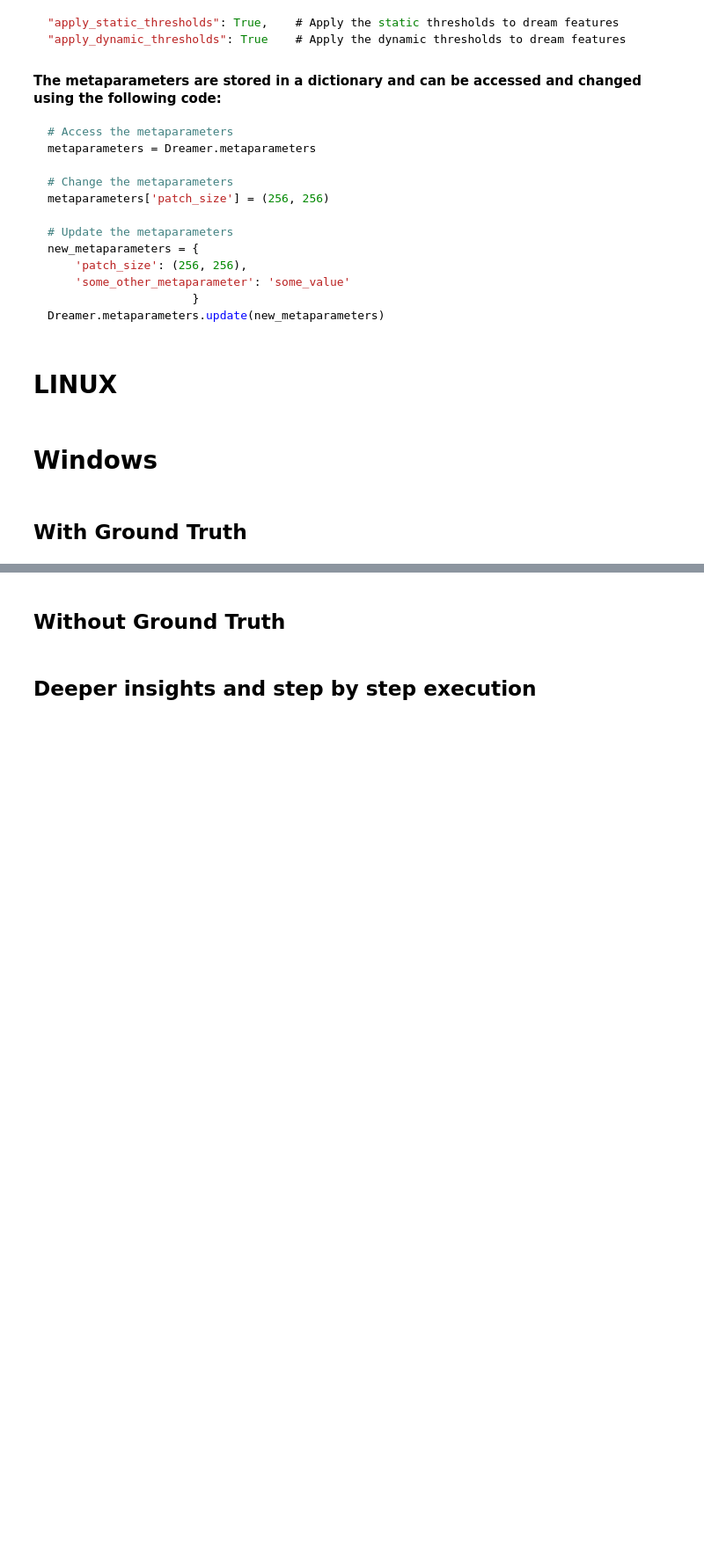
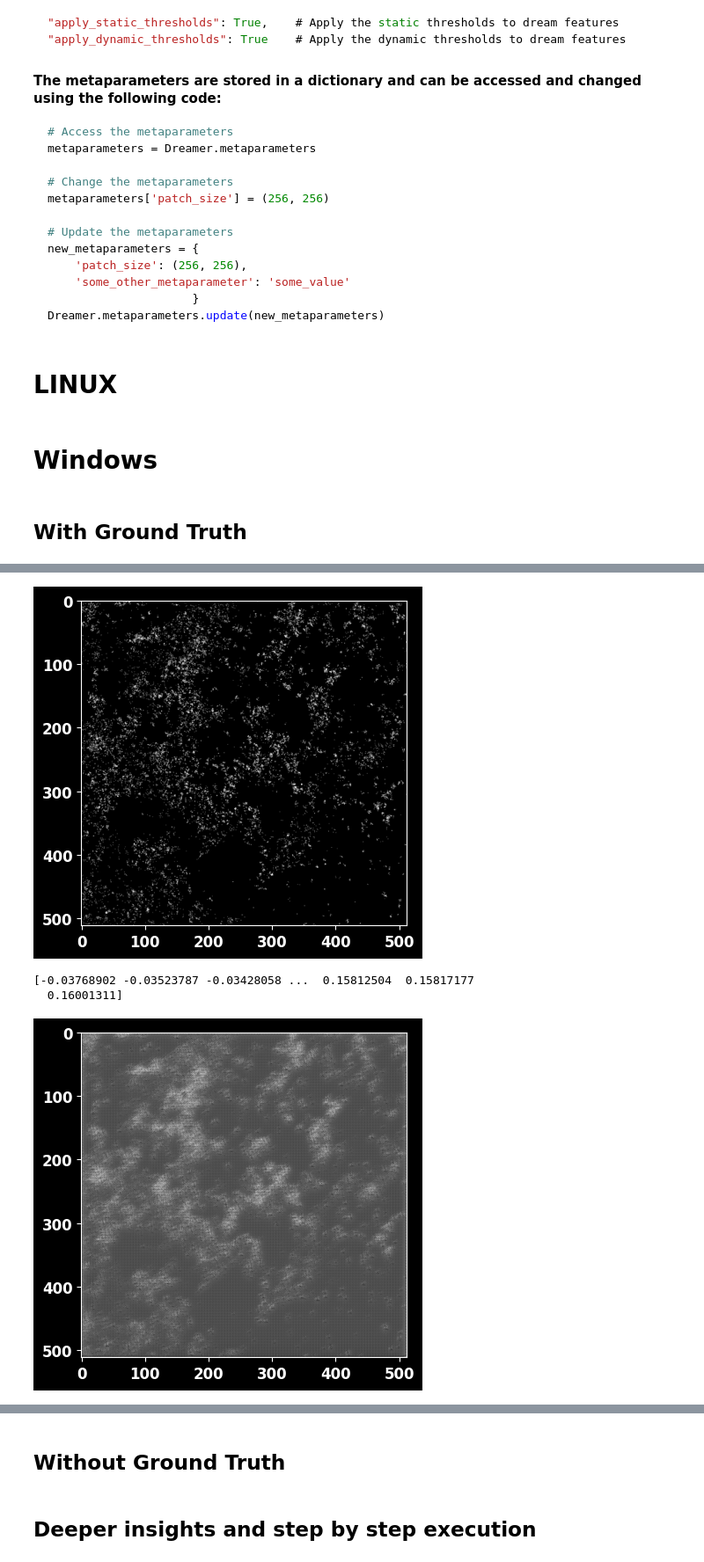
Before and after one commit to Zatyrus/NanTex, a Jupyter notebook: oneiros_sandbox.ipynb, the cells around one changed output, grey strips where cells are left out. Shown at 88% size. Saved outputs shown, nothing was run; the diff lists cells and outputs as text; code cells hidden in the pictures; blank space fills up the shorter version.

```diff
--- a/oneiros_sandbox.ipynb
+++ b/oneiros_sandbox.ipynb
@@ -139,3 +203,5 @@ Dreamer.load_new_data_windows()
 # %%
 # change patchsize
 Dreamer.metadata["patch_size"] = (256, 256)
+Dreamer.metadata['normalize'] = False
+Dreamer.metadata['standardize'] = True
@@ -141,0 +228,4 @@ Dreamer.metadata["patch_size"] = (256, 256)
+# %%
+Dreamer.VERBOSE = True
+Dreamer.DEBUG = True
+Dreamer.FREEMEMORY = False
@@ -150,20 +302,20 @@ pprint(Dreamer.metadata)
 ## Play with the static thresholds to delete background noise
 Dreamer.metadata["feature_static_thresholds"].update(
     {
-        "feature_0": 0.1,
-        "feature_1": 0.1,
-        "feature_2": 0.1,
+        "feature_0": 0.0,
+        "feature_1": 0.0,
+        "feature_2": 0.0,
     }
 )
-# Play with the dynamic thresholds to delete structural noise
+# Play with the dynamic thresholds to  delete structural noise
 Dreamer.metadata["dynamic_thresholds"].update(
-    {"auto_calculate": False, "upper": 3, "lower": -2, "std_factor": 2}
+    {"auto_calculate": True, "upper": 3, "lower": -2, "std_factor": 3}
 )
 
 
 # Play with the dreamer parameters
-Dreamer.metadata["apply_dynamic_thresholds"] = True
-Dreamer.metadata["apply_static_thresholds"] = True
+Dreamer.metadata["apply_dynamic_thresholds"] = False
+Dreamer.metadata["apply_static_thresholds"] = False
 
 # choose what extras to export
 Dreamer.metadata["append_dream_overlays"] = True
@@ -183,3 +368,32 @@ Dreamer.data_out["dream_0"]
+# %%
+import torch
+import matplotlib.pyplot as plt
+def normalize(arr):
+    return (arr - arr.min()) / (arr.max() - arr.min())
+
+def denormalize(arr, original_min, original_max):
+    return arr * (original_max - original_min) + original_min
+
+def standardize(arr):
+    return (arr - arr.mean()) / arr.std()
+
+plt.imshow(Dreamer.data_in['dream_1'][-1, (3584 - 512) //2 : -(3584 - 512) //2, (3584 - 512) //2 : -(3584 - 512) //2], cmap='gray')
+plt.show()
+
+tensor = torch.from_numpy(normalize(Dreamer.data_in['dream_1'][-1, (3584 - 512) //2 : -(3584 - 512) //2, (3584 - 512) //2 : -(3584 - 512) //2]).astype(np.float32))
+tensor = tensor[None, ...]  # add batch dimension
+tensor = tensor[None, ...]  # add channel dimension
+tensor = tensor.to(Dreamer.device)
+
+out = Dreamer.model(tensor).cpu().detach().numpy()
+print(np.unique(out))
+plt.imshow(denormalize(out[0, 0, ...], 0, 255), cmap='gray')
+plt.show()
+# %% [output]
+[figure, added]
+[-0.03768902 -0.03523787 -0.03428058 ...  0.15812504  0.15817177
+  0.16001311]
+[figure, added]
 # %%
 ## Plot and vsualize the results
 from NanTex_backend.Util.pltStyler import pltStyler
```
Also changed, not shown: parts of 21 cells of this notebook, 1 other file.
